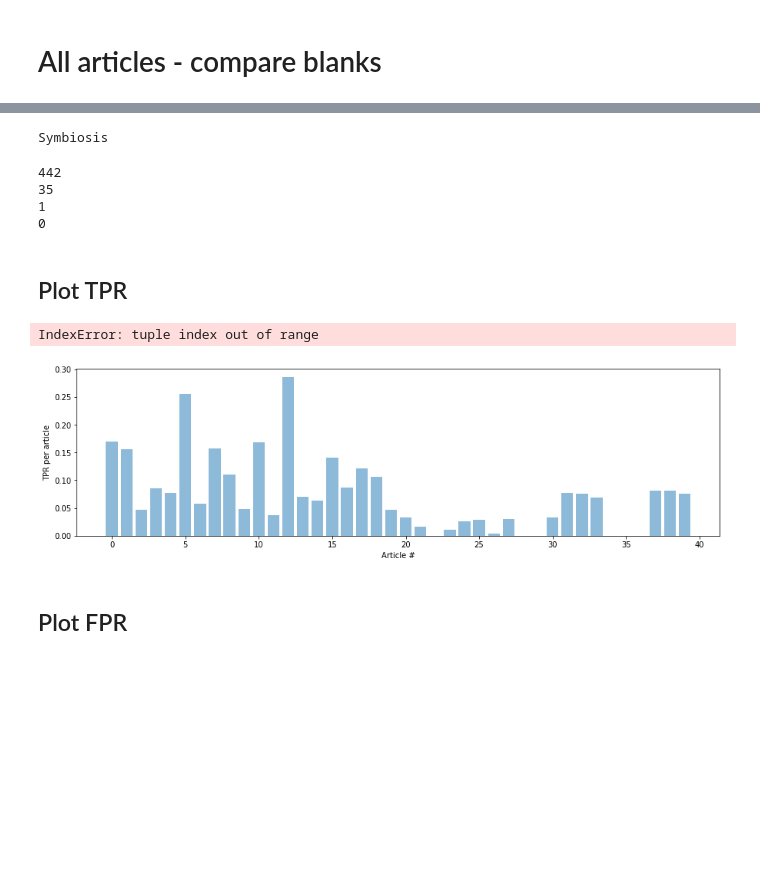
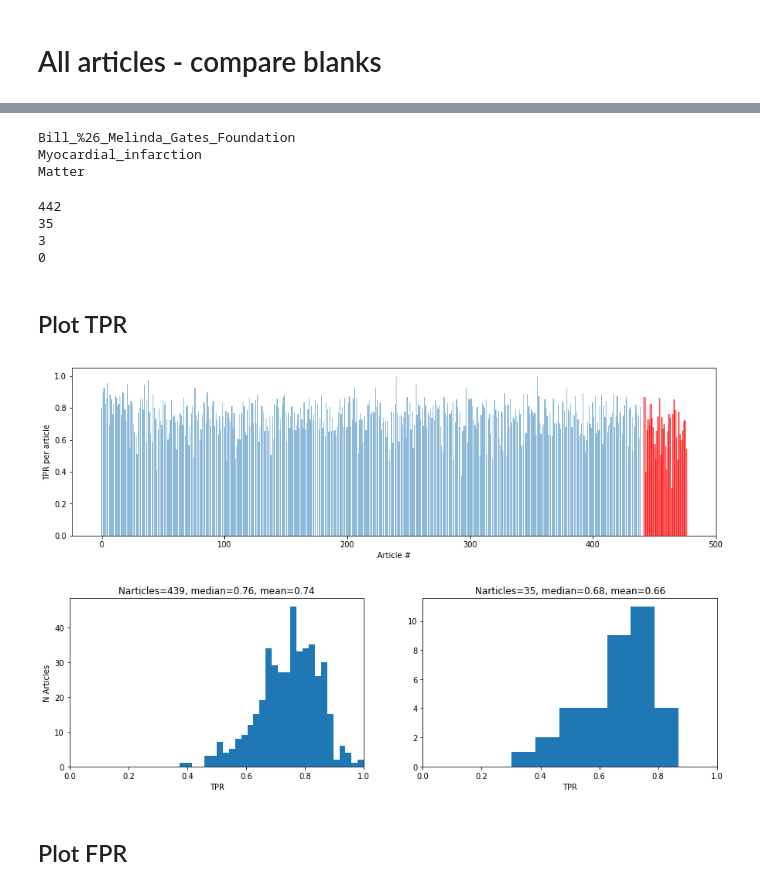
Before and after one commit to davestanley/mindpocket, a Jupyter notebook: train_model/articles_batch2.0/model1e0c27/test_performance_model.ipynb, the cells around one changed output, grey strips where cells are left out. Cells and saved outputs as stored; diff of their text form; code cells hidden in the pictures; blank space fills up the shorter version.

```diff
--- a/train_model/articles_batch2.0/model1e0c27/test_performance_model.ipynb
+++ b/train_model/articles_batch2.0/model1e0c27/test_performance_model.ipynb
@@ -202,7 +206,7 @@ Warsaw
 ## First, just look at the raw text
 # %%
 # Pull out sample paragraph
-p = arts[0]['paragraphs'][1]
+p = arts[0]['paragraphs'][0]
 
 # # Print all AllenNLP classifications
 # print([(a,b) for a,b in zip(p['allenNER']['words'].split(), p['allenNER']['tags'].split())])
@@ -476,7 +478,7 @@ TPpersent0 = []
 FPpersent0 = []
 abads = []            # Article-level bads
 
-art = arts[0:40]
+art = arts[:]
 
 i=-1
 for a in art:
@@ -554,7 +558,9 @@ Warning article 22 contains 100 ground truth blanks and 0 tags. Likely bad
 for ab in abads:
     print(art[ab]['title'])
 # %% [output]
-Symbiosis
+Bill_%26_Melinda_Gates_Foundation
+Myocardial_infarction
+Matter
 # %%
 # Calculate how this affects Ntrain / Ndev
 Ntrain_bad = len([b for b in abads if b < Ntrain])
@@ -566,28 +572,28 @@ print(Ndev_bad)
 # %% [output]
 442
 35
-1
+3
 0
 # %% [markdown]
 ## Plot TPR
 # %%
 myvar = TPR0
 varname = 'TPR'
 
 # Plot bargraph
 plotbar_train_dev2(myvar,Ntrain,Ndev,ylabel='{} per article'.format(varname),xlabel='Article #')
 
 # # # Plot the histogram without containing any bads
 # myvar without the bad articles
 myvar2 = [tp for i, tp in enumerate(myvar) if i not in abads]
 
 # Plot the histogram
 ax = plothist_train_dev2(myvar2,Ntrain-Ntrain_bad,Ndev-Ndev_bad,xlabel=varname,ylabel='N Articles',devbins='auto')
-set(ax['ax1'].set_xlim(0,0.25));
-set(ax['ax2'].set_xlim(0,0.25));
+set(ax['ax1'].set_xlim(0,1));
+set(ax['ax2'].set_xlim(0,1));
 # %% [output]
-IndexError: tuple index out of range
-[figure, old version]
+[figure, new version]
+[figure, added]
 # %% [markdown]
 ## Plot FPR
 # %%
```
Also changed, not shown: parts of 19 cells of this notebook.
